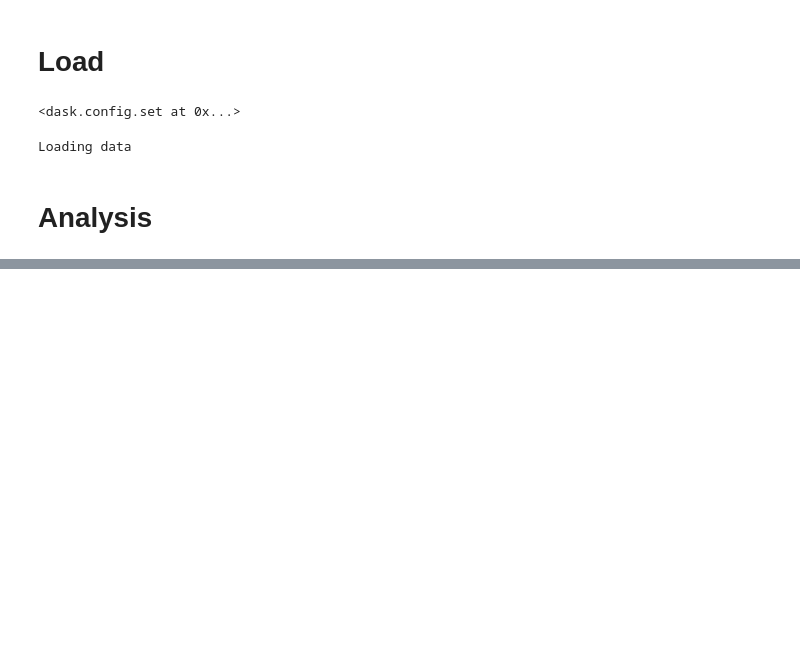
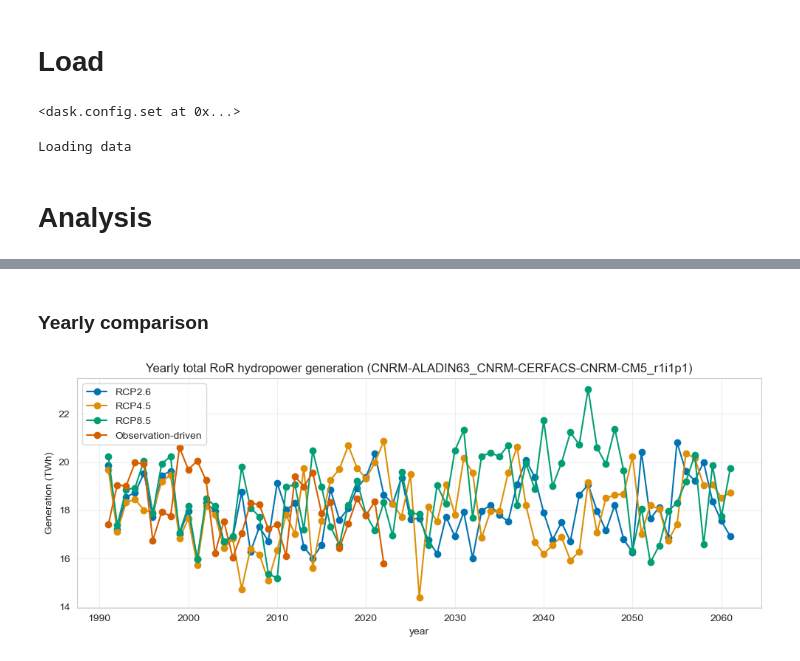
Before and after one commit to yasserhaddad/Clim2RoR-CH, a Jupyter notebook: notebooks/projections/hydropower_analysis.ipynb, the cells around one changed output, grey strips where cells are left out. Saved outputs shown, nothing was run; the diff lists cells and outputs as text; code cells hidden in the pictures; blank space fills up the shorter version.

```diff
--- a/notebooks/projections/hydropower_analysis.ipynb
+++ b/notebooks/projections/hydropower_analysis.ipynb
@@ -373,17 +125,0 @@ df_reported_generation_ror_corrected.groupby("Jahr").sum()[["Reported Generation
-# %%
-yearly_da_rcp26_corrected, df26_corrected, series26_corrected, yearly_values_rcp26_corrected = compute_yearly_sum_from_dataset(ds_gen_rcp26 * bias_correction_factors["rcp26"], "gen_yearly")
-yearly_da_rcp45_corrected, df45_corrected, series45_corrected, yearly_values_rcp45_corrected = compute_yearly_sum_from_dataset(ds_gen_rcp45 * bias_correction_factors["rcp45"], "gen_yearly")
-yearly_da_rcp85_corrected, df85_corrected, series85_corrected, yearly_values_rcp85_corrected = compute_yearly_sum_from_dataset(ds_gen_rcp85 * bias_correction_factors["rcp85"], "gen_yearly")
-
-# combine into one dataframe (aligned by year)
-df_combined = pd.merge(
-    df26_corrected[["year", "gen_yearly"]],
-    df45_corrected[["year", "gen_yearly"]],
-    on="year",
-    suffixes=("_rcp26", "_rcp45"),
-)
-df_combined_corrected = pd.merge(
-    df_combined,
-    df85_corrected[["year", "gen_yearly"]].rename({"gen_yearly": "gen_yearly_rcp85"}, axis=1),
-    on="year",
-)
@@ -470,0 +455,2 @@ for scen in ds_gen_dict.keys():
+# %% [markdown]
+### Yearly comparison
@@ -470,0 +506,11 @@ for scen in ds_gen_dict.keys():
+# %%
+# plot both series
+ax = df_combined_corrected.set_index("year").plot(
+    figsize=(10, 4), marker="o", linestyle="-"
+)
+ax.set_title(f"Yearly total RoR hydropower generation ({climate_model_chain})")
+ax.set_ylabel("Generation (TWh)")
+ax.legend(["RCP2.6", "RCP4.5", "RCP8.5", "Observation-driven"])
+plt.tight_layout()
+# %% [output]
+[figure, added]
```
Also changed, not shown: parts of 51 cells of this notebook, 5 other files.
